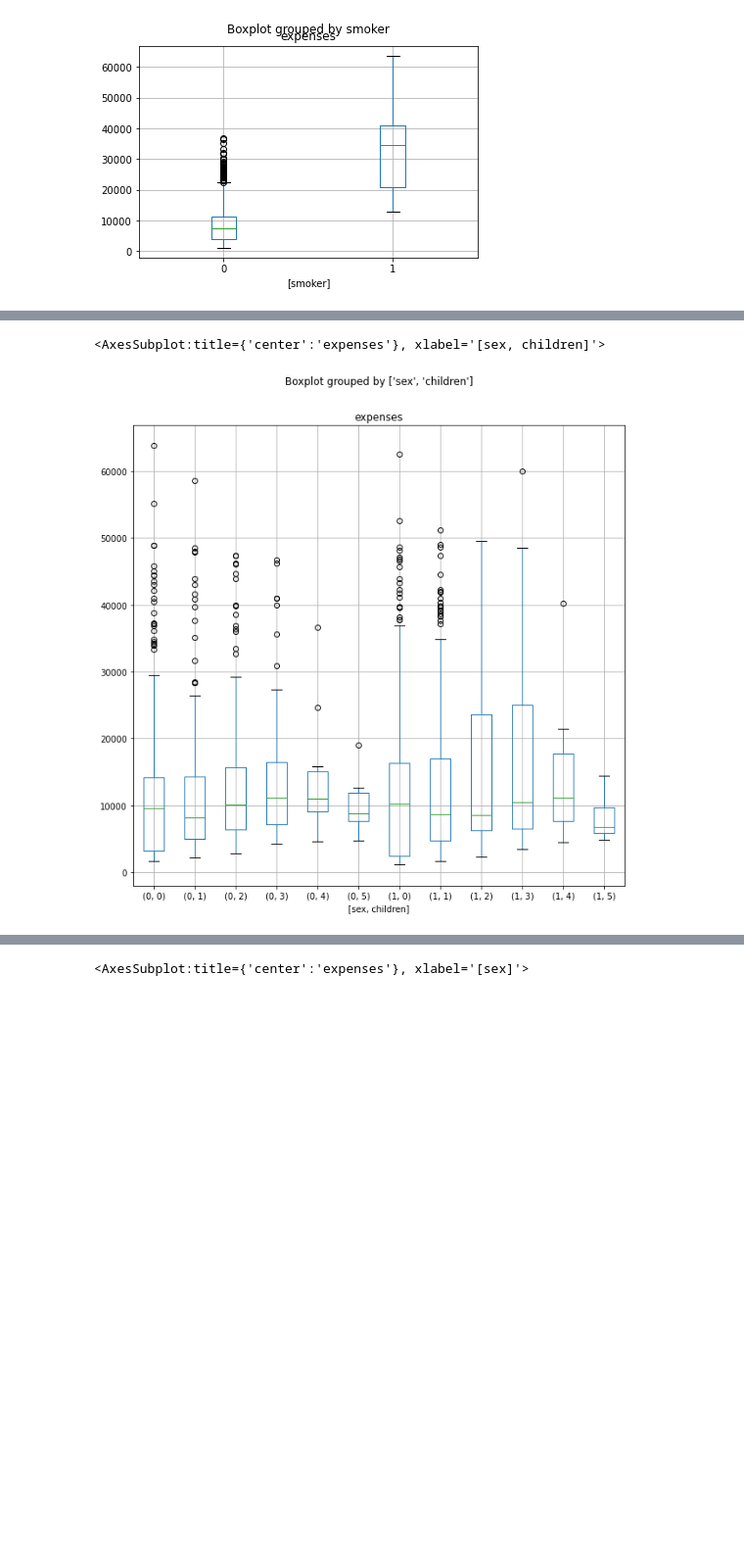
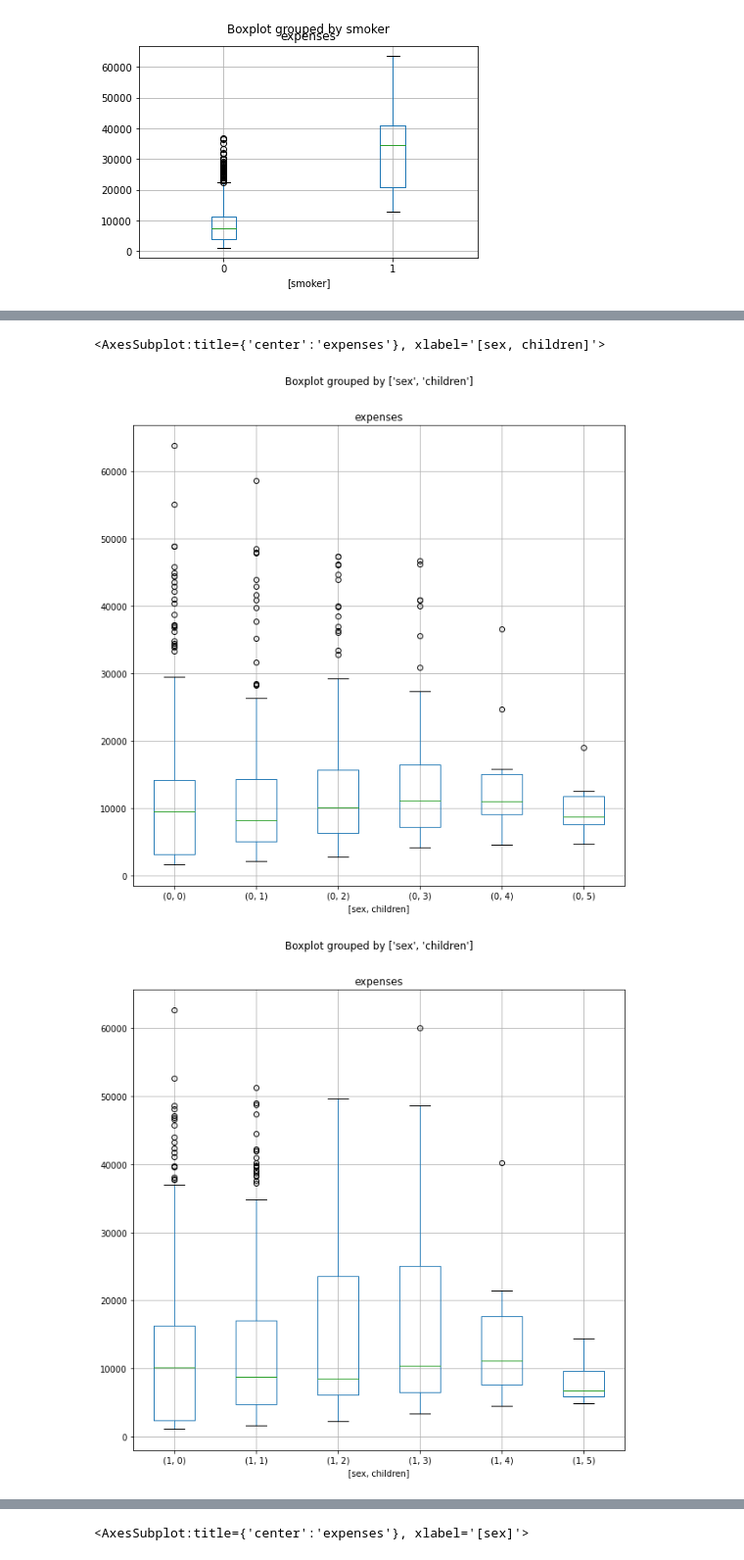
Before and after one commit to BurkeBlaine1999/Machine-learning-project, a Jupyter notebook: Insurance_Regression.ipynb, the cells around one changed output, grey strips where cells are left out. Shown at 98% size. Saved outputs shown, nothing was run; the diff lists cells and outputs as text; code cells hidden in the pictures; blank space fills up the shorter version.

```diff
--- a/Insurance_Regression.ipynb
+++ b/Insurance_Regression.ipynb
@@ -79,11 +123,13 @@ df[['children','expenses']].boxplot(by='children')
 # %%
-df[['children','expenses','sex']].boxplot(column=['expenses'],by=['sex','children'],figsize=(10,10))
+#Does the number of children a person have impact their expenses considering their sex
+i=0
+sex0 = df[df['sex']==0]
+sex1 = df[df['sex']==1]
+
+sex0[['children','expenses','sex']].boxplot(column=['expenses'],by=['sex','children'],figsize=(10,10))
+sex1[['children','expenses','sex']].boxplot(column=['expenses'],by=['sex','children'],figsize=(10,10))
 #Add colour for different sexes
-
-#This plot is an indication that no matter your sex, your number of children does not seem to
-#impact your expenses for 0 & 1 children
-
-#Children impacts your expenses depending on sex if you have more than 1 child
 # %% [output]
 <AxesSubplot:title={'center':'expenses'}, xlabel='[sex, children]'>
-[figure, old version]
+[figure, new version]
+[figure, added]
```
Also changed, not shown: parts of 23 cells of this notebook.
